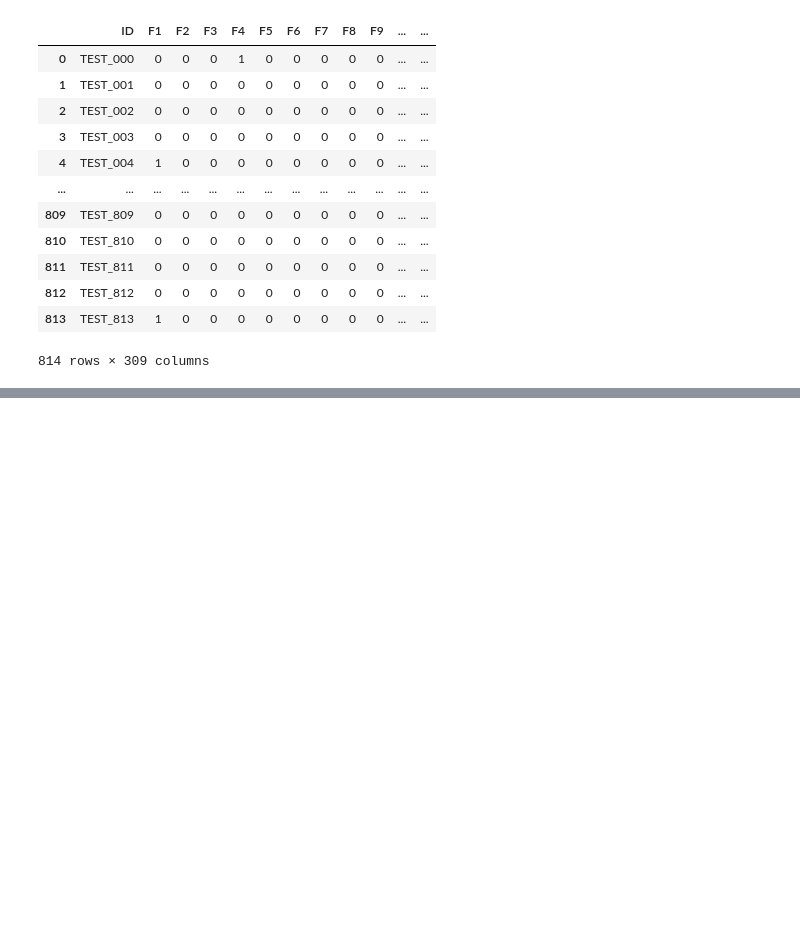
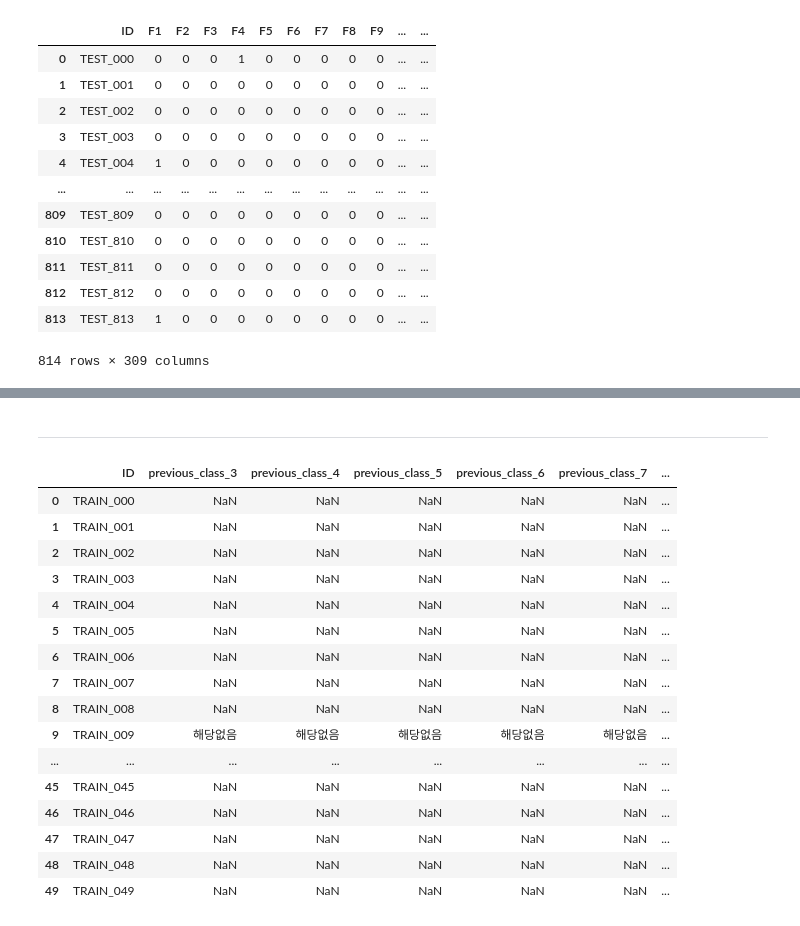
Before and after one commit to Qwmk-hub/dacon-project, a Jupyter notebook: notebook/processing.ipynb, the cells around one changed output, grey strips where cells are left out. Saved outputs shown, nothing was run; the diff lists cells and outputs as text; code cells hidden in the pictures; blank space fills up the shorter version.

```diff
--- a/notebook/processing.ipynb
+++ b/notebook/processing.ipynb
@@ -1266,0 +1444,22 @@ final_df_test.to_csv("C:\\Users\\solba\\dacon-project\\data\\processing\\test_pr
+# %% [markdown]
+-----------------------------------------------
+# %%
+previous.head(50)
+# %% [output]
+|  | ID | previous_class_3 | previous_class_4 | previous_class_5 | previous_class_6 | previous_class_7 | ... |
+| 0 | TRAIN_000 | NaN | NaN | NaN | NaN | NaN | ... |
+| 1 | TRAIN_001 | NaN | NaN | NaN | NaN | NaN | ... |
+| 2 | TRAIN_002 | NaN | NaN | NaN | NaN | NaN | ... |
+| 3 | TRAIN_003 | NaN | NaN | NaN | NaN | NaN | ... |
+| 4 | TRAIN_004 | NaN | NaN | NaN | NaN | NaN | ... |
+| 5 | TRAIN_005 | NaN | NaN | NaN | NaN | NaN | ... |
+| 6 | TRAIN_006 | NaN | NaN | NaN | NaN | NaN | ... |
+| 7 | TRAIN_007 | NaN | NaN | NaN | NaN | NaN | ... |
+| 8 | TRAIN_008 | NaN | NaN | NaN | NaN | NaN | ... |
+| 9 | TRAIN_009 | 해당없음 | 해당없음 | 해당없음 | 해당없음 | 해당없음 | ... |
+| ... | ... | ... | ... | ... | ... | ... | ... |
+| 45 | TRAIN_045 | NaN | NaN | NaN | NaN | NaN | ... |
+| 46 | TRAIN_046 | NaN | NaN | NaN | NaN | NaN | ... |
+| 47 | TRAIN_047 | NaN | NaN | NaN | NaN | NaN | ... |
+| 48 | TRAIN_048 | NaN | NaN | NaN | NaN | NaN | ... |
+| 49 | TRAIN_049 | NaN | NaN | NaN | NaN | NaN | ... |
```
Also changed, not shown: parts of 34 cells of this notebook, 11 other files.
